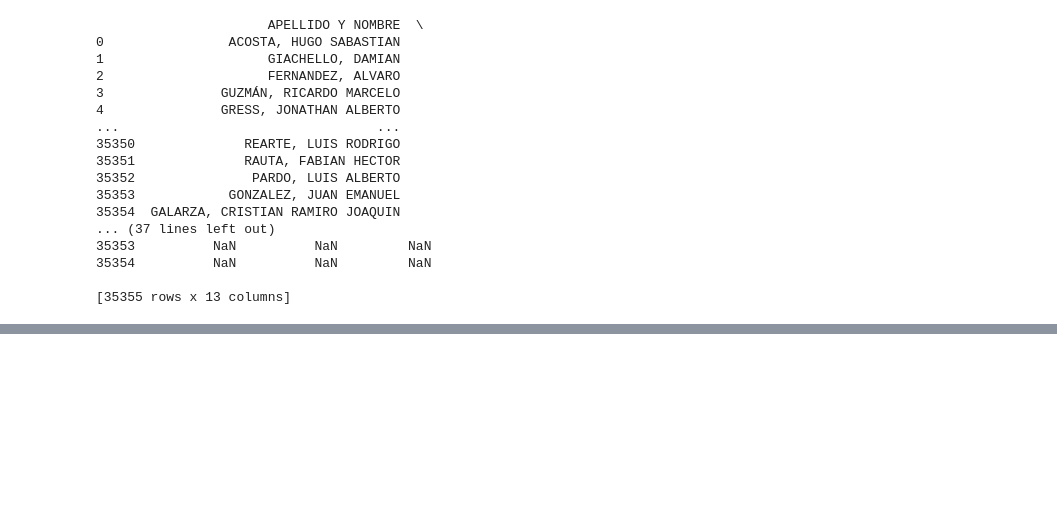
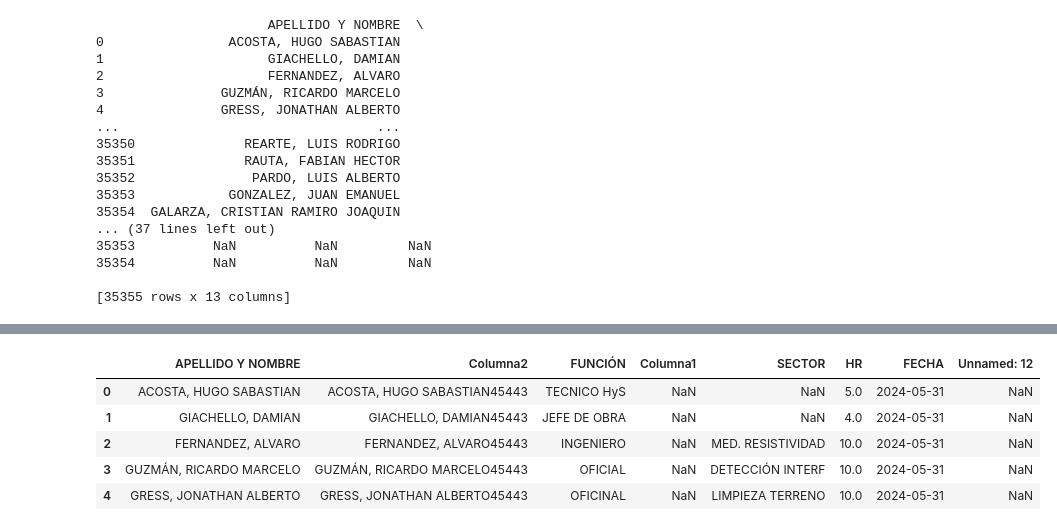
Before and after one commit to jflisazo/python, a Jupyter notebook: ch02.ipynb, the cells around one changed output, grey strips where cells are left out. Cells and saved outputs as stored; diff of their text form; code cells hidden in the pictures; blank space fills up the shorter version.

```diff
--- a/ch02.ipynb
+++ b/ch02.ipynb
@@ -291,3 +291,7 @@ df_excel.tail()
 | 35352 | PARDO, LUIS ALBERTO | PARDO, LUIS ALBERTO45626 | NaN | NaN | NaN | 10.0 | 2024-11-30 | NaN | NaN | ... |
 | 35353 | GONZALEZ, JUAN EMANUEL | GONZALEZ, JUAN EMANUEL45626 | NaN | NaN | NaN | NaN | 2024-11-30 | NaN | NaN | ... |
 | 35354 | GALARZA, CRISTIAN RAMIRO JOAQUIN | GALARZA, CRISTIAN RAMIRO JOAQUIN4... | NaN | NaN | NaN | 10.0 | 2024-11-30 | NaN | NaN | ... |
+# %%
+df_excel_cleaned = df_excel.dropna(how='all', axis=1)
+df_excel_cleaned = df_excel_cleaned.dropna(how='all', axis=0)
+print(df_excel_cleaned)
@@ -293,0 +316,9 @@ df_excel.tail()
+# %%
+df_excel_cleaned.head()
+# %% [output]
+|  | APELLIDO Y NOMBRE | Columna2 | FUNCIÓN | Columna1 | SECTOR | HR | FECHA | Unnamed: 12 |
+| 0 | ACOSTA, HUGO SABASTIAN | ACOSTA, HUGO SABASTIAN45443 | TECNICO HyS | NaN | NaN | 5.0 | 2024-05-31 | NaN |
+| 1 | GIACHELLO, DAMIAN | GIACHELLO, DAMIAN45443 | JEFE DE OBRA | NaN | NaN | 4.0 | 2024-05-31 | NaN |
+| 2 | FERNANDEZ, ALVARO | FERNANDEZ, ALVARO45443 | INGENIERO | NaN | MED. RESISTIVIDAD | 10.0 | 2024-05-31 | NaN |
+| 3 | GUZMÁN, RICARDO MARCELO | GUZMÁN, RICARDO MARCELO45443 | OFICIAL | NaN | DETECCIÓN INTERF | 10.0 | 2024-05-31 | NaN |
+| 4 | GRESS, JONATHAN ALBERTO | GRESS, JONATHAN ALBERTO45443 | OFICINAL | NaN | LIMPIEZA TERRENO | 10.0 | 2024-05-31 | NaN |
```
Also changed, not shown: parts of 7 cells of this notebook.
